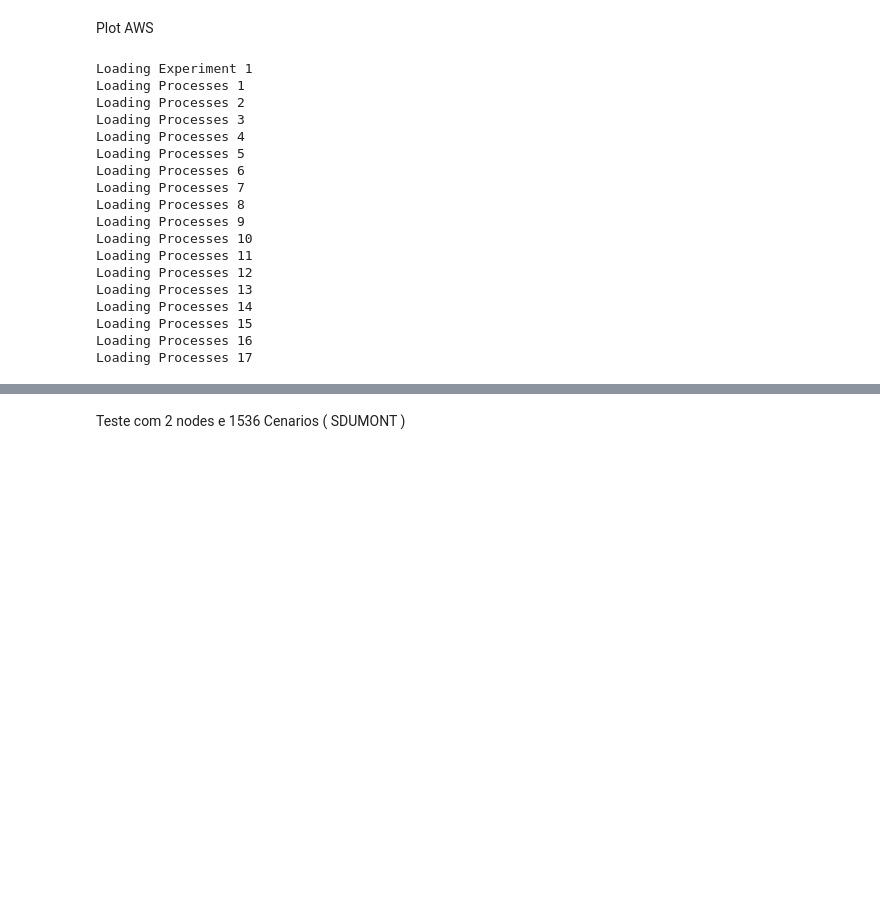
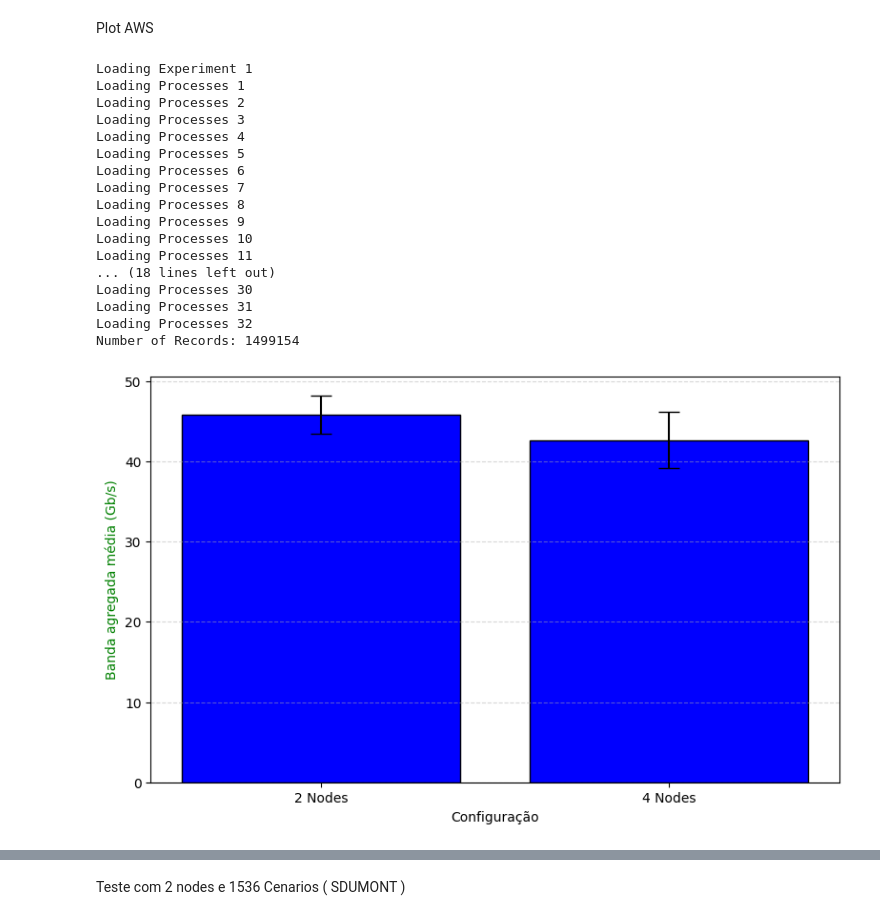
Before and after one commit to mbrcruz/PlotMPI, a Jupyter notebook: PlotResults/PlotResults.ipynb, the cells around one changed output, grey strips where cells are left out. Saved outputs shown, nothing was run; the diff lists cells and outputs as text; code cells hidden in the pictures; blank space fills up the shorter version.

```diff
--- a/PlotResults/PlotResults.ipynb
+++ b/PlotResults/PlotResults.ipynb
@@ -156,38 +156,38 @@ from MyPlot import *
 import os
 import numpy as np
 import matplotlib.pyplot as plt
 
 
 p1 =  MyPlot(os.path.join(path_dados_aws, "2-Nodes"),
             2 , 16, 1024 ,TypeEvaluation.JUST_SEND)
 p1.load_data(number_experiments=1)
-p1.computerMetrics()
+#p1.computerMetrics()
 p1.plotBandwidth(os.path.join(path_dados_aws, "2-Nodes"),"AWS")
 #p1.PlotHistogram()
-#p1.plotBlocks(path_dados_aws,"AWS")
+p1.plotBlocks(path_dados_aws,"AWS")
 p1.plotExecutionTime(os.path.join(path_dados_aws, "2-Nodes"),"AWS")
 #p1.plotScenarios(os.path.join(path_dados_aws, "2-Nodes"),"AWS")
 
 # p2 =  MyPlot(os.path.join(path_dados_aws, "32-Nodes"),
 #             32 , 16, 1024 ,TypeEvaluation.JUST_SEND)
 # p2.load_data(filter_scenario=546,filter_experiment=7)
 # p1.plotScatter("AWS", p1.records, p2.records)
 # %% [output]
 Loading Experiment 1
 Loading Processes 1
 Loading Processes 2
 Loading Processes 3
 Loading Processes 4
 Loading Processes 5
 Loading Processes 6
 Loading Processes 7
 Loading Processes 8
 Loading Processes 9
 Loading Processes 10
 Loading Processes 11
-Loading Processes 12
-Loading Processes 13
-Loading Processes 14
-Loading Processes 15
-Loading Processes 16
-Loading Processes 17
+... (18 lines left out)
+Loading Processes 30
+Loading Processes 31
+Loading Processes 32
+Number of Records: 1499154
+[figure, added]
```
Also changed, not shown: parts of 1 cell of this notebook.
